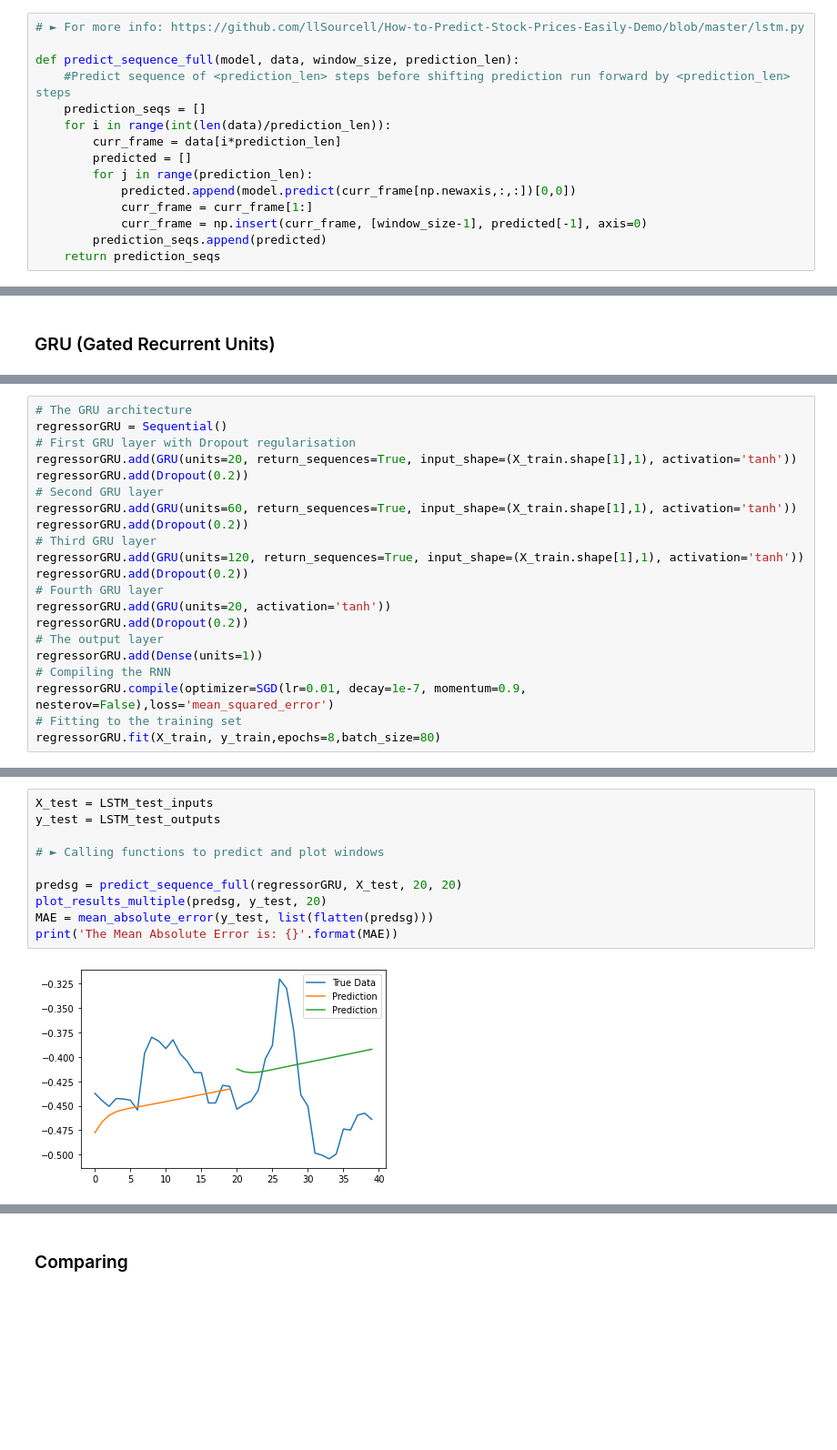
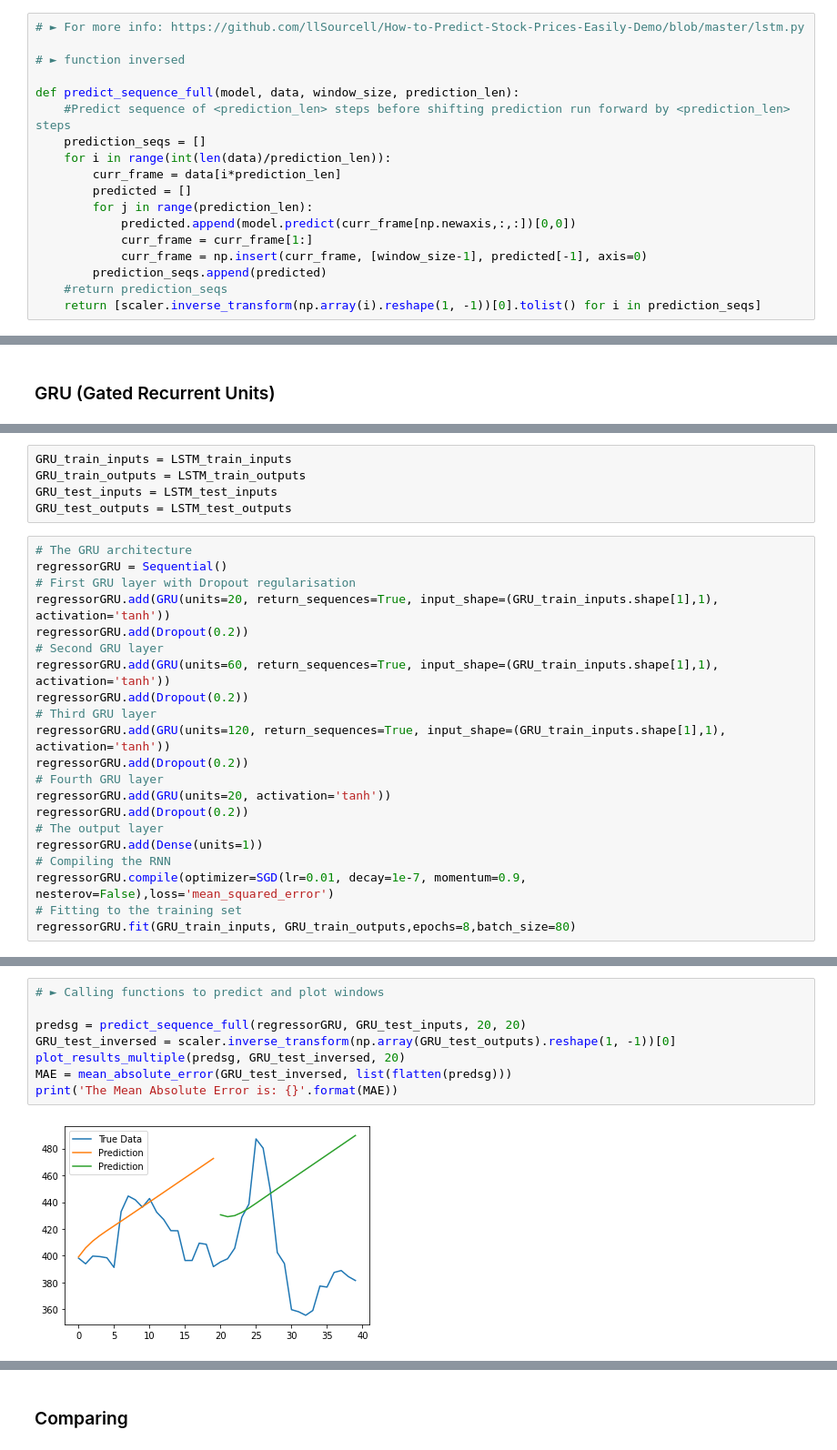
Before and after one commit to juan-ivan-NV/Btc_trading, a Jupyter notebook: Data_extraction_and_models_comparison.ipynb, the cells around one changed output, grey strips where cells are left out. Shown at 91% size. Saved outputs shown, nothing was run; the diff lists cells and outputs as text; blank space fills up the shorter version.

```diff
--- a/Data_extraction_and_models_comparison.ipynb
+++ b/Data_extraction_and_models_comparison.ipynb
@@ -752,5 +723,7 @@ The Mean Absolute Error is: 0.01874853616771186
 # %%
 # ► For more info: https://github.com/llSourcell/How-to-Predict-Stock-Prices-Easily-Demo/blob/master/lstm.py
+
+# ► function inversed
 
 def predict_sequence_full(model, data, window_size, prediction_len):
     #Predict sequence of <prediction_len> steps before shifting prediction run forward by <prediction_len> steps
@@ -763,7 +736,8 @@ def predict_sequence_full(model, data, window_size, prediction_len):
             curr_frame = curr_frame[1:]
             curr_frame = np.insert(curr_frame, [window_size-1], predicted[-1], axis=0)
         prediction_seqs.append(predicted)
-    return prediction_seqs
+    #return prediction_seqs
+    return [scaler.inverse_transform(np.array(i).reshape(1, -1))[0].tolist() for i in prediction_seqs]
 # %%
 # ► Function to print data windows
 
@@ -799,14 +770,19 @@ y_train = LSTM_train_outputs
+# %%
+GRU_train_inputs = LSTM_train_inputs
+GRU_train_outputs = LSTM_train_outputs
+GRU_test_inputs = LSTM_test_inputs
+GRU_test_outputs = LSTM_test_outputs
 # %%
 # The GRU architecture
 regressorGRU = Sequential()
 # First GRU layer with Dropout regularisation
-regressorGRU.add(GRU(units=20, return_sequences=True, input_shape=(X_train.shape[1],1), activation='tanh'))
+regressorGRU.add(GRU(units=20, return_sequences=True, input_shape=(GRU_train_inputs.shape[1],1), activation='tanh'))
 regressorGRU.add(Dropout(0.2))
 # Second GRU layer
-regressorGRU.add(GRU(units=60, return_sequences=True, input_shape=(X_train.shape[1],1), activation='tanh'))
+regressorGRU.add(GRU(units=60, return_sequences=True, input_shape=(GRU_train_inputs.shape[1],1), activation='tanh'))
 regressorGRU.add(Dropout(0.2))
 # Third GRU layer
-regressorGRU.add(GRU(units=120, return_sequences=True, input_shape=(X_train.shape[1],1), activation='tanh'))
+regressorGRU.add(GRU(units=120, return_sequences=True, input_shape=(GRU_train_inputs.shape[1],1), activation='tanh'))
 regressorGRU.add(Dropout(0.2))
 # Fourth GRU layer
 regressorGRU.add(GRU(units=20, activation='tanh'))
@@ -816,6 +792,6 @@ regressorGRU.add(Dense(units=1))
 # Compiling the RNN
 regressorGRU.compile(optimizer=SGD(lr=0.01, decay=1e-7, momentum=0.9, nesterov=False),loss='mean_squared_error')
 # Fitting to the training set
-regressorGRU.fit(X_train, y_train,epochs=8,batch_size=80)
+regressorGRU.fit(GRU_train_inputs, GRU_train_outputs,epochs=8,batch_size=80)
 # %% [output]
 Epoch 1/8
@@ -847,12 +823,10 @@ plt.show()
 # %%
-X_test = LSTM_test_inputs
-y_test = LSTM_test_outputs
-
 # ► Calling functions to predict and plot windows
 
-predsg = predict_sequence_full(regressorGRU, X_test, 20, 20)
-plot_results_multiple(predsg, y_test, 20)
-MAE = mean_absolute_error(y_test, list(flatten(predsg)))
+predsg = predict_sequence_full(regressorGRU, GRU_test_inputs, 20, 20)
+GRU_test_inversed = scaler.inverse_transform(np.array(GRU_test_outputs).reshape(1, -1))[0]
+plot_results_multiple(predsg, GRU_test_inversed, 20)
+MAE = mean_absolute_error(GRU_test_inversed, list(flatten(predsg)))
 print('The Mean Absolute Error is: {}'.format(MAE))
 # %% [output]
-[figure, old version]
+[figure, new version]
```
Also changed, not shown: parts of 25 cells of this notebook.
